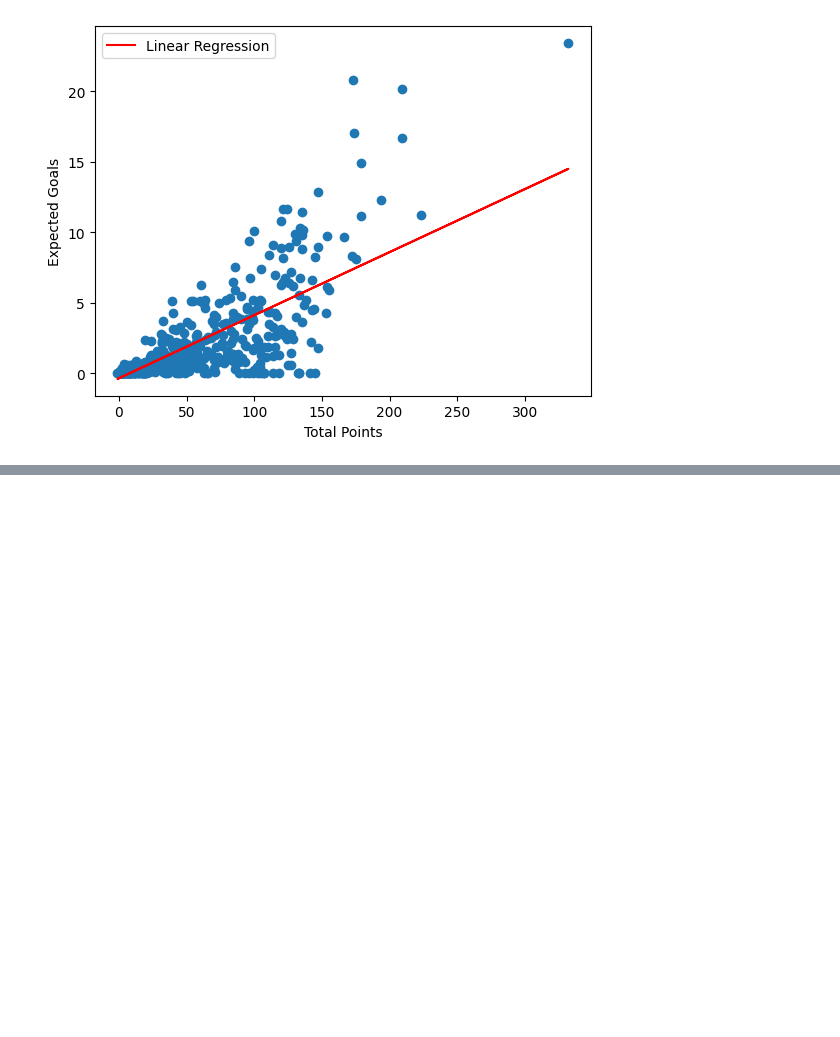
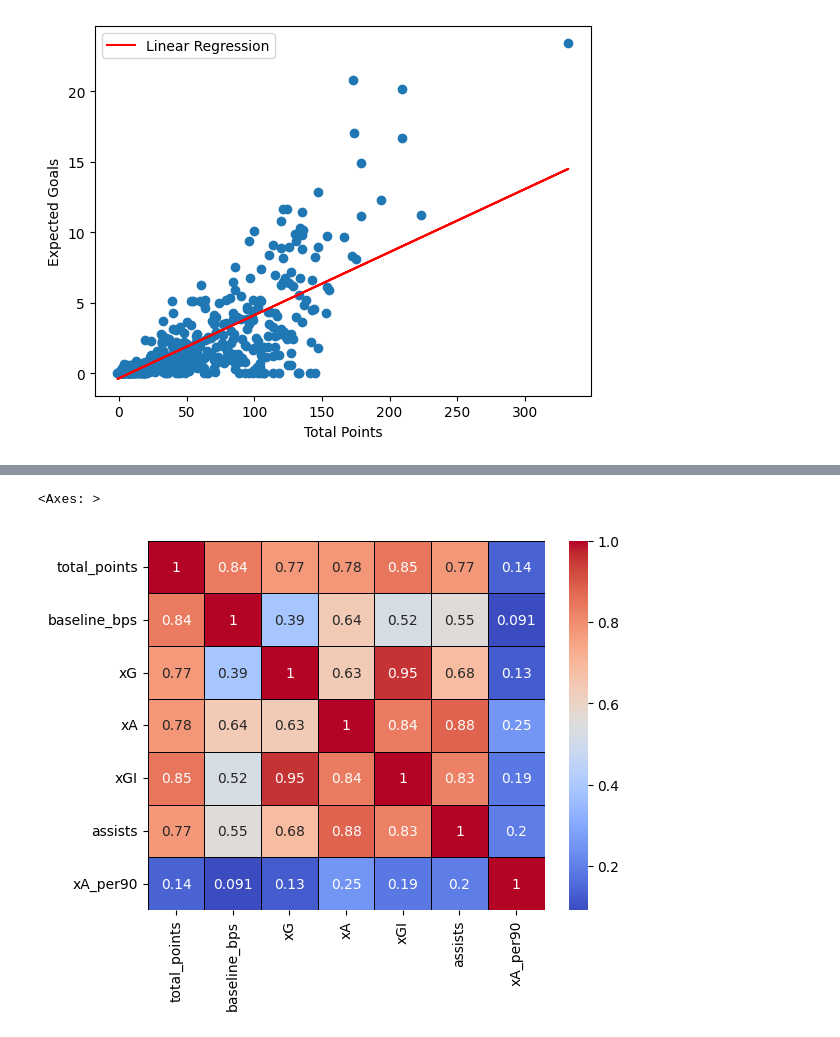
Before and after one commit to samikayyal/FPL-Predictor, a Jupyter notebook: eda.ipynb, the cells around one changed output, grey strips where cells are left out. Drawn from its saved outputs; the diff is of its cells as text; code cells hidden in the pictures; blank space fills up the shorter version.

```diff
--- a/eda.ipynb
+++ b/eda.ipynb
@@ -123,0 +123,15 @@ scatter_with_loess(
+# %%
+# Correlation heatmap
+numerical_season = players_season_data.select_dtypes(include=[np.number])
+numerical_season = numerical_season[['total_points', 'baseline_bps', 'xG', 'xA', 'xGI', 'assists', 'xA_per90']]
+sns.heatmap(
+    numerical_season.corr(),
+    annot=True,
+    cbar=True,
+    cmap='coolwarm',
+    linewidths=0.5,
+    linecolor='black',
+)
+# %% [output]
+<Axes: >
+[figure, added]
```
Also changed, not shown: parts of 2 cells of this notebook.
